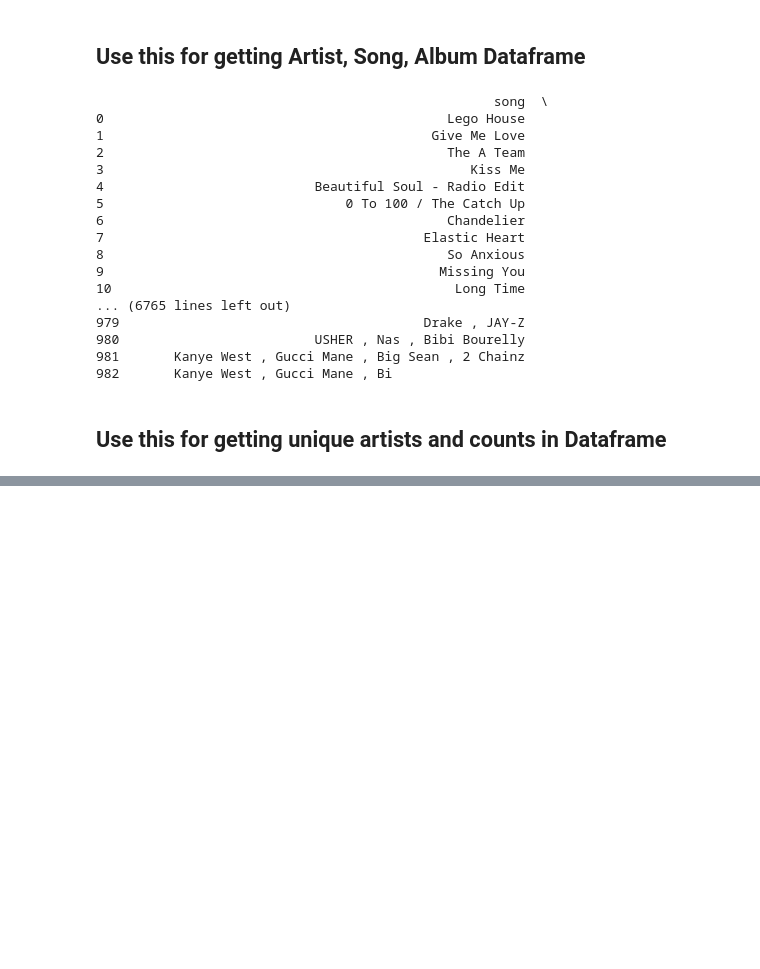
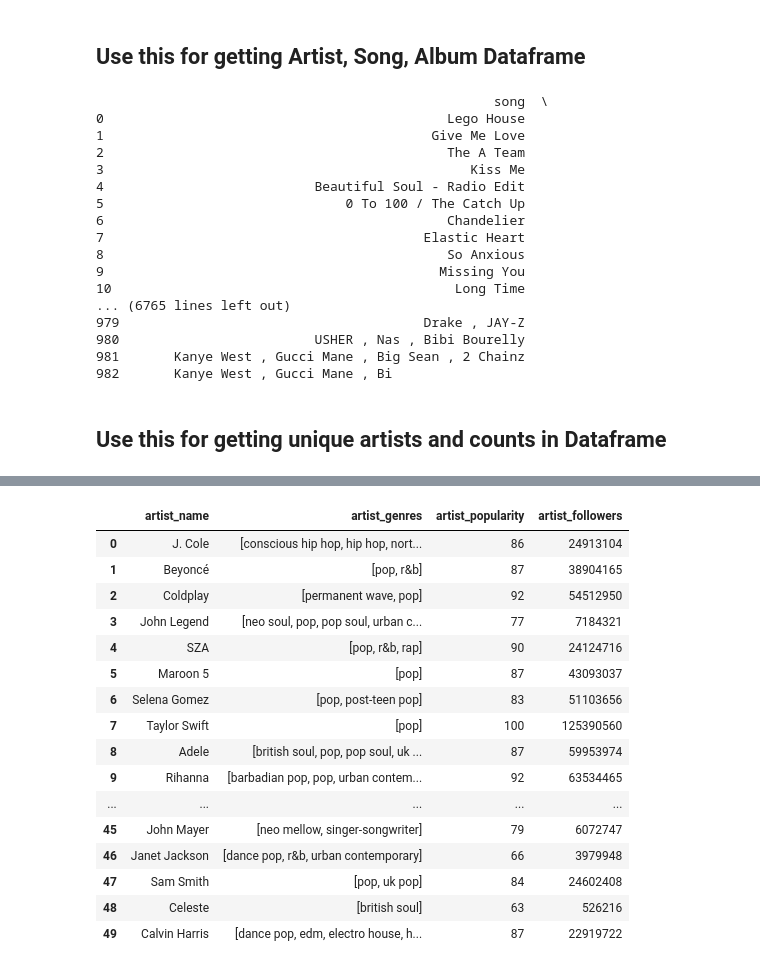
Before and after one commit to aachedd/spotify_youtube_dwnld, a Jupyter notebook: spotify.ipynb, the cells around one changed output, grey strips where cells are left out. Drawn from its saved outputs; the diff is of its cells as text; code cells hidden in the pictures; blank space fills up the shorter version.

```diff
--- a/spotify.ipynb
+++ b/spotify.ipynb
@@ -216,0 +289,17 @@ just_artistz_grouped.to_csv('just_artistz_grouped.csv', index=False)
+# %%
+# Replace with your Spotify Developer credentials
+redirect_uri = "http://localhost:8888/callback"
+
+# Set the scopes for the desired permissions
+scope = "user-read-private user-read-playback-state user-library-read user-top-read"
+
+# Authenticate with Spotify
+user_auth = spotipy.Spotify(auth_manager=SpotifyOAuth(
+    client_id=config.client,
+    client_secret=config.secret,
+    redirect_uri=redirect_uri,
+    scope=scope
+))
+
+# Get current user's information
+current_user = user_auth.current_user()
@@ -216,0 +308,63 @@ just_artistz_grouped.to_csv('just_artistz_grouped.csv', index=False)
+# %%
+# Get current user's recently played tracks
+# time_range:  Valid options are:
+# 'short_term': Last 4 weeks
+# 'medium_term': Last 6 months
+# 'long_term': Overall listening history
+
+current_user_top_artists = user_auth.current_user_top_artists(time_range='long_term', limit=50)
+
+
+user_artist__name = []
+user_artist__genres = []
+user_artist__popularity = []
+user_artist__followers = []
+
+# Print the names of the top 50 artists
+for artist in current_user_top_artists['items'][:50]:
+
+    # grab artist name and append to list
+    artist_name = artist['name']
+    user_artist__name.append(artist_name)
+
+    # grab artist name and append to list
+    artist_genres = artist['genres']
+    user_artist__genres.append(artist_genres)
+
+     # grab artist name and append to list
+    artist_popularity = artist['popularity']
+    user_artist__popularity.append(artist_popularity)
+
+     # grab artist name and append to list
+    artist_followers = artist['followers']['total']
+    user_artist__followers.append(artist_followers)
+
+
+# dataframe just used for visualization
+user_top_artist_df = pd.DataFrame(columns = ['artist_name', 'artist_genres', 'artist_popularity', 'artist_followers'])
+
+
+# appending data to dataframe for visualization, prints out all the songs in the playlist
+user_top_artist_df['artist_name'] = user_artist__name
+user_top_artist_df['artist_genres'] = user_artist__genres
+user_top_artist_df['artist_popularity'] = user_artist__popularity
+user_top_artist_df['artist_followers'] = user_artist__followers
+user_top_artist_df
+# %% [output]
+|  | artist_name | artist_genres | artist_popularity | artist_followers |
+| 0 | J. Cole | [conscious hip hop, hip hop, nort... | 86 | 24913104 |
+| 1 | Beyoncé | [pop, r&b] | 87 | 38904165 |
+| 2 | Coldplay | [permanent wave, pop] | 92 | 54512950 |
+| 3 | John Legend | [neo soul, pop, pop soul, urban c... | 77 | 7184321 |
+| 4 | SZA | [pop, r&b, rap] | 90 | 24124716 |
+| 5 | Maroon 5 | [pop] | 87 | 43093037 |
+| 6 | Selena Gomez | [pop, post-teen pop] | 83 | 51103656 |
+| 7 | Taylor Swift | [pop] | 100 | 125390560 |
+| 8 | Adele | [british soul, pop, pop soul, uk ... | 87 | 59953974 |
+| 9 | Rihanna | [barbadian pop, pop, urban contem... | 92 | 63534465 |
+| ... | ... | ... | ... | ... |
+| 45 | John Mayer | [neo mellow, singer-songwriter] | 79 | 6072747 |
+| 46 | Janet Jackson | [dance pop, r&b, urban contemporary] | 66 | 3979948 |
+| 47 | Sam Smith | [pop, uk pop] | 84 | 24602408 |
+| 48 | Celeste | [british soul] | 63 | 526216 |
+| 49 | Calvin Harris | [dance pop, edm, electro house, h... | 87 | 22919722 |
```
Also changed, not shown: parts of 24 cells of this notebook.
